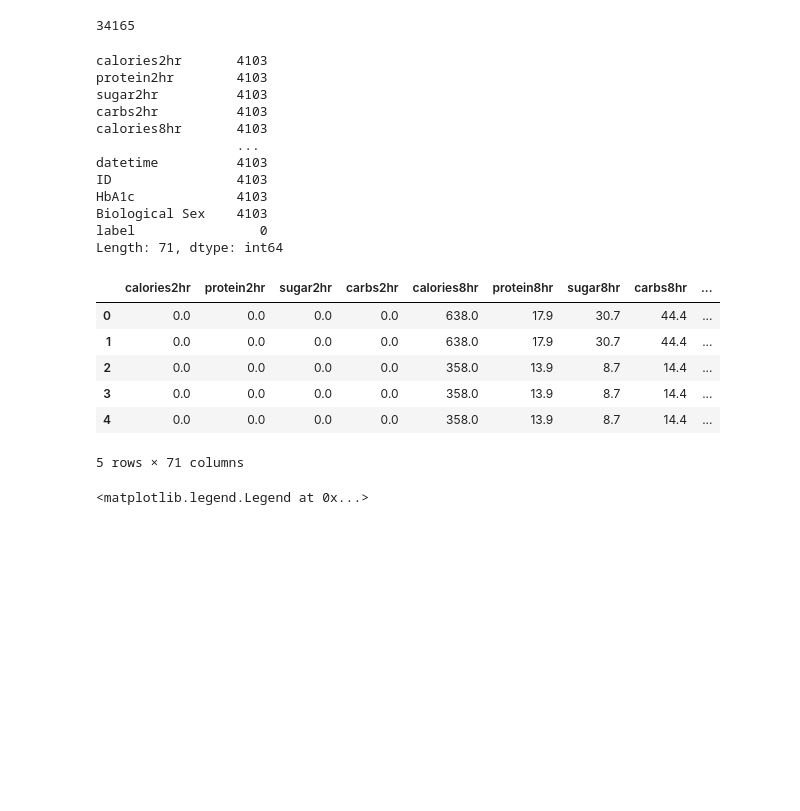
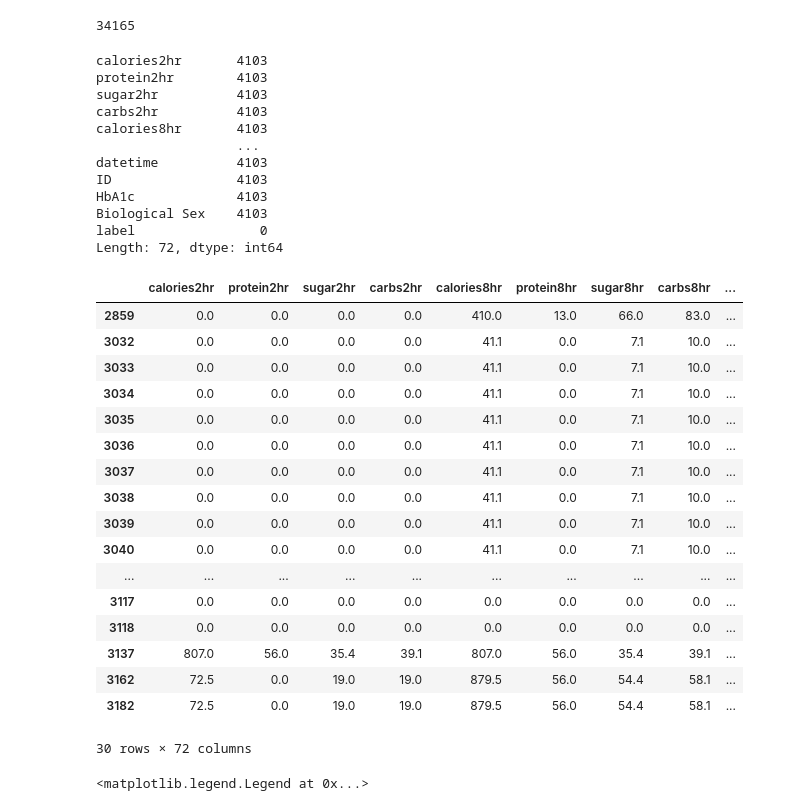
Before and after one commit to mingg12/engineering-newFork, a Jupyter notebook: building_df_and_feature_importance.ipynb, the cells around one changed output. Drawn from its saved outputs; the diff is of its cells as text; code cells hidden in the pictures; blank space fills up the shorter version.

Commit message:
Update building_df_and_feature_importance.ipynb (Add WakeTime calculation)

```diff
--- a/building_df_and_feature_importance.ipynb
+++ b/building_df_and_feature_importance.ipynb
@@ -149,6 +149,13 @@ def crhythm(time, timeformat='%Y-%m-%d %H:%M:%S'):
             hourfrommid.append(round((int(df['Timefrommidnight'].iloc[i].strftime('%H:%M:%S')[0:2])*60 + int(df['Timefrommidnight'].iloc[i].strftime('%H:%M:%S')[3:5]) + round(int(df['Timefrommidnight'].iloc[i].strftime('%H:%M:%S')[6:9])/60))/60))
 
     return hourfrommid, minfrommid
+
+# 기울기 계산 함수
+def is_slope_higher(series, start_idx, duration_minutes):
+    end_idx = start_idx + pd.Timedelta(minutes=duration_minutes)
+    if end_idx >= series.index[-1]:
+        return False
+    return series[start_idx:end_idx].mean() > series[start_idx - pd.Timedelta(minutes=duration_minutes):start_idx].mean()
 # %%
 # 빈 DataFrame 생성
 df = pd.DataFrame(columns=[
@@ -513,6 +520,33 @@ for id in range(1, len(dg_df)+1):
         #print(f"TEMP last : {temp_window.index[-1].strftime('%Y-%m-%d %H:%M:%S')}")
 
 
+        ##### Wake Time
+        # 1. 현재 값이 Historical 평균보다 작은지 확인
+        hr_historical = hr_df.loc[:window_end].iloc[:-1]
+        acc_historical = acc_df.loc[:window_end].iloc[:-1]
+
+        hr_mean_avg = hr_historical['HR_Mean'].mean()
+        hr_std_avg = hr_historical['HR_Std'].mean()
+        acc_mean_avg = acc_historical['ACC_Mean'].mean()
+        acc_std_avg = acc_historical['ACC_Std'].mean()
+        base_df.loc[window_end, 'HR_Mean_below_avg'] = (hr_historical.iloc[-1]['HR_Mean'] < hr_mean_avg).astype(int)
+        base_df.loc[window_end, 'HR_Std_below_avg'] = (hr_historical.iloc[-1]['HR_Std'] < hr_std_avg).astype(int)
+        base_df.loc[window_end, 'ACC_Mean_below_avg'] = (acc_historical.iloc[-1]['ACC_Mean'] < acc_mean_avg).astype(int)
+        base_df.loc[window_end, 'ACC_Std_below_avg'] = (acc_historical.iloc[-1]['ACC_Std'] < acc_std_avg).astype(int)
+        base_df['points'] = base_df[['HR_Mean_below_avg', 'HR_Std_below_avg', 'ACC_Mean_below_avg', 'ACC_Std_below_avg']].sum(axis=1)
+
+        # 2. 2점 이상인 경우 WakeTime으로 1을 할당
+        base_df['_WakeTime'] = (base_df['points'] > 2).astype(int)
+
+        # 3. 3시간 동안의 데이터를 롤링 평균으로 계산
+        hr3hr = hr_df.loc[window_end - pd.Timedelta('3h') : window_end]
+        acc3hr = acc_df.loc[window_end - pd.Timedelta('3h') : window_end]
+        base_df.loc[window_end, 'HR_Mean_roll'] = hr3hr['HR_Mean'].mean()
+        base_df.loc[window_end, 'HR_Std_roll'] = hr3hr['HR_Std'].mean()
+        base_df.loc[window_end, 'ACC_Mean_roll'] = acc3hr['ACC_Mean'].mean()
+        base_df.loc[window_end, 'ACC_Std_roll'] = acc3hr['ACC_Std'].mean()
+
+
         ##### fl
 
         calories2hr = 0.
@@ -660,11 +694,20 @@ for id in range(1, len(dg_df)+1):
     base_df['Minfrommid'] = minfrommid
     base_df['Hourfrommid'] = hrfrommid
 
+    # 4. WakeTime 조건 확인
+    wake_time_indices = base_df.index[base_df['_WakeTime'] == 1].tolist()
+    # WakeTime 할당
+    base_df['WakeTime'] = 0  # 초기화
+    for index in wake_time_indices:
+        if is_slope_higher(base_df['HR_Mean_roll'], index, 25) and is_slope_higher(base_df['HR_Mean_roll'], index, 75):
+            base_df.at[index, 'WakeTime'] = 1
+
     ###### 각 측정값을 PersHigh, PersLow, PersNorm으로 분류
     base_df['label'] = base_df.apply(
         lambda row: classify_glucose(row['glucose'], row['personalMean'], row['personalStd']), axis=1
     )
 
+    base_df.drop(columns = ['HR_Mean_below_avg', 'HR_Std_below_avg', 'ACC_Mean_below_avg', 'ACC_Std_below_avg', 'points', '_WakeTime', 'HR_Mean_roll', 'HR_Std_roll', 'ACC_Mean_roll', 'ACC_Std_roll'], inplace = True)
     base_df.drop(columns=['personalMean', 'personalStd'], inplace=True)
 
     df = pd.concat([df, base_df], ignore_index=True)
@@ -704,19 +747,30 @@ ID                4103
 HbA1c             4103
 Biological Sex    4103
 label                0
-Length: 71, dtype: int64
+Length: 72, dtype: int64
 # %%
 df = df.dropna().reset_index(drop=True)
-# %%
-df.head()
-# %% [output]
-|  | calories2hr | protein2hr | sugar2hr | carbs2hr | calories8hr | protein8hr | sugar8hr | carbs8hr | ... |
-| 0 | 0.0 | 0.0 | 0.0 | 0.0 | 638.0 | 17.9 | 30.7 | 44.4 | ... |
-| 1 | 0.0 | 0.0 | 0.0 | 0.0 | 638.0 | 17.9 | 30.7 | 44.4 | ... |
-| 2 | 0.0 | 0.0 | 0.0 | 0.0 | 358.0 | 13.9 | 8.7 | 14.4 | ... |
-| 3 | 0.0 | 0.0 | 0.0 | 0.0 | 358.0 | 13.9 | 8.7 | 14.4 | ... |
-| 4 | 0.0 | 0.0 | 0.0 | 0.0 | 358.0 | 13.9 | 8.7 | 14.4 | ... |
-5 rows × 71 columns
+# %%
+df[(df['WakeTime'] == 1) & (df['ID'] == 2)].head(30)
+# %% [output]
+|  | calories2hr | protein2hr | sugar2hr | carbs2hr | calories8hr | protein8hr | sugar8hr | carbs8hr | ... |
+| 2859 | 0.0 | 0.0 | 0.0 | 0.0 | 410.0 | 13.0 | 66.0 | 83.0 | ... |
+| 3032 | 0.0 | 0.0 | 0.0 | 0.0 | 41.1 | 0.0 | 7.1 | 10.0 | ... |
+| 3033 | 0.0 | 0.0 | 0.0 | 0.0 | 41.1 | 0.0 | 7.1 | 10.0 | ... |
+| 3034 | 0.0 | 0.0 | 0.0 | 0.0 | 41.1 | 0.0 | 7.1 | 10.0 | ... |
+| 3035 | 0.0 | 0.0 | 0.0 | 0.0 | 41.1 | 0.0 | 7.1 | 10.0 | ... |
+| 3036 | 0.0 | 0.0 | 0.0 | 0.0 | 41.1 | 0.0 | 7.1 | 10.0 | ... |
+| 3037 | 0.0 | 0.0 | 0.0 | 0.0 | 41.1 | 0.0 | 7.1 | 10.0 | ... |
+| 3038 | 0.0 | 0.0 | 0.0 | 0.0 | 41.1 | 0.0 | 7.1 | 10.0 | ... |
+| 3039 | 0.0 | 0.0 | 0.0 | 0.0 | 41.1 | 0.0 | 7.1 | 10.0 | ... |
+| 3040 | 0.0 | 0.0 | 0.0 | 0.0 | 41.1 | 0.0 | 7.1 | 10.0 | ... |
+| ... | ... | ... | ... | ... | ... | ... | ... | ... | ... |
+| 3117 | 0.0 | 0.0 | 0.0 | 0.0 | 0.0 | 0.0 | 0.0 | 0.0 | ... |
+| 3118 | 0.0 | 0.0 | 0.0 | 0.0 | 0.0 | 0.0 | 0.0 | 0.0 | ... |
+| 3137 | 807.0 | 56.0 | 35.4 | 39.1 | 807.0 | 56.0 | 35.4 | 39.1 | ... |
+| 3162 | 72.5 | 0.0 | 19.0 | 19.0 | 879.5 | 56.0 | 54.4 | 58.1 | ... |
+| 3182 | 72.5 | 0.0 | 19.0 | 19.0 | 879.5 | 56.0 | 54.4 | 58.1 | ... |
+30 rows × 72 columns
 # %%
 import matplotlib.pyplot as plt
 
```
